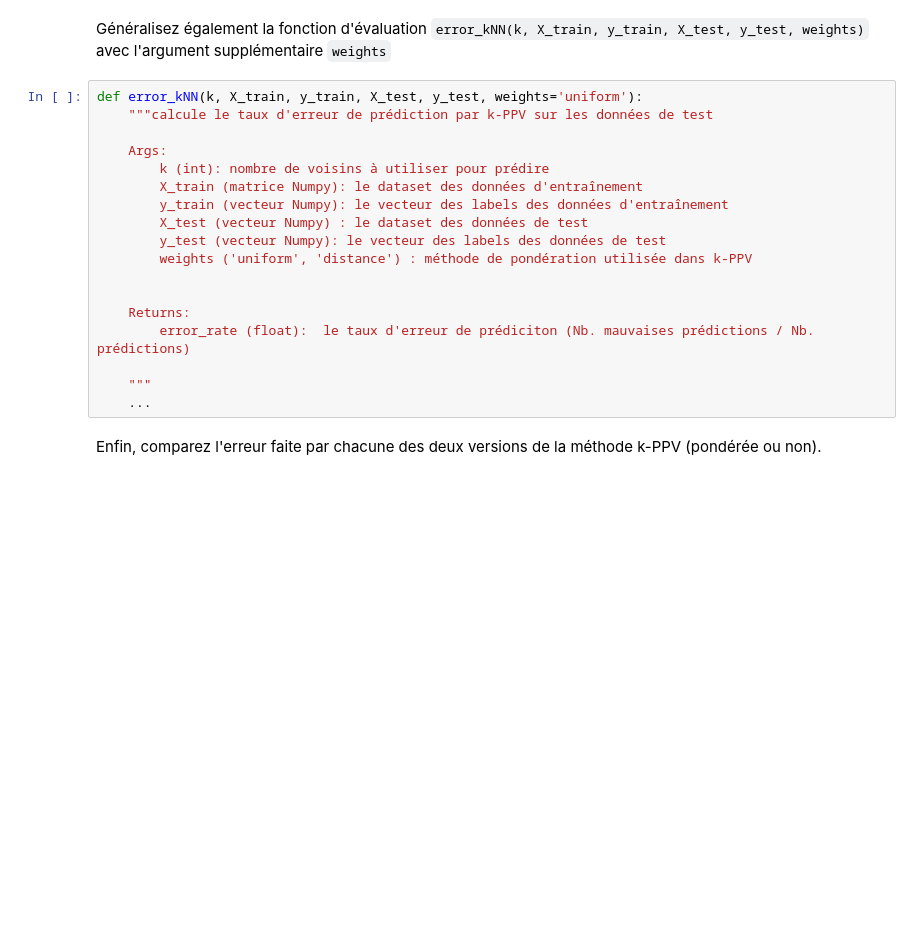
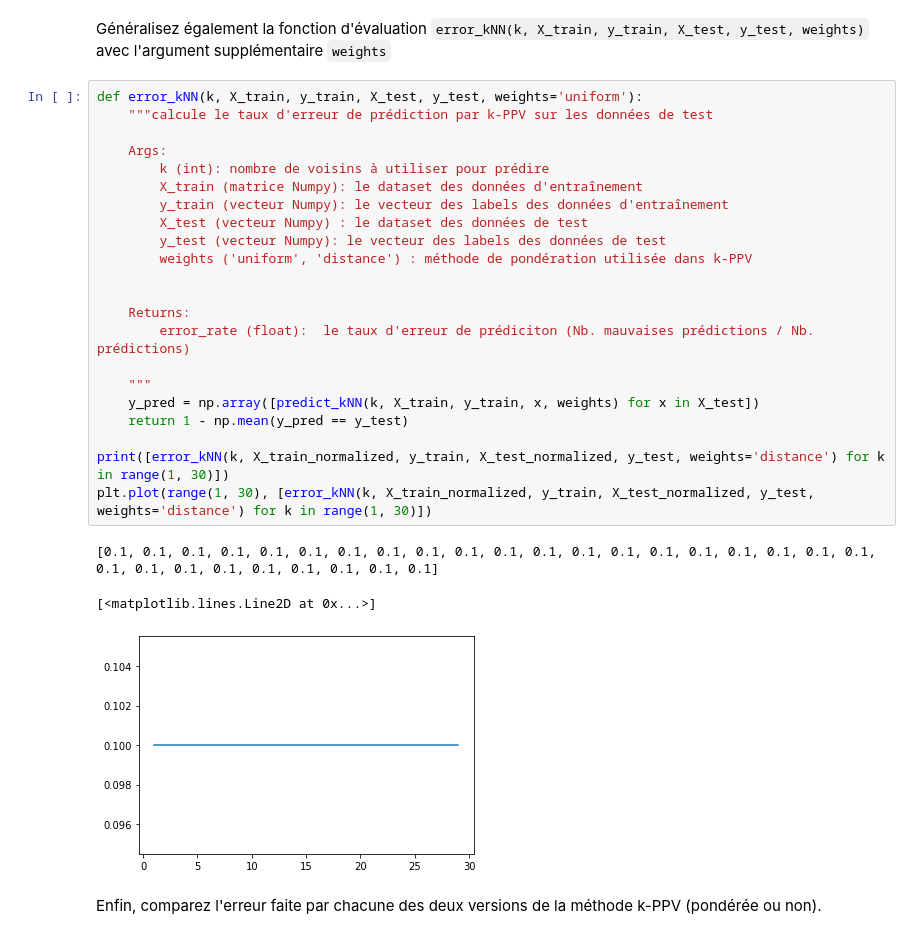
Before and after one commit to Juliette0070/optimisation, a Jupyter notebook: TP4 - Classer avec la méthode des k-Plus Proches Voisins-20240214/TP4_kNN.ipynb, the cells around one changed output. Drawn from its saved outputs; the diff is of its cells as text; blank space fills up the shorter version.

```diff
--- a/TP4 - Classer avec la méthode des k-Plus Proches Voisins-20240214/TP4_kNN.ipynb
+++ b/TP4 - Classer avec la méthode des k-Plus Proches Voisins-20240214/TP4_kNN.ipynb
@@ -347,20 +340,28 @@ Généralisez également la fonction d'évaluation `error_kNN(k, X_train, y_trai
 # %%
 def error_kNN(k, X_train, y_train, X_test, y_test, weights='uniform'):
     """calcule le taux d'erreur de prédiction par k-PPV sur les données de test
 
     Args:
         k (int): nombre de voisins à utiliser pour prédire
         X_train (matrice Numpy): le dataset des données d'entraînement
         y_train (vecteur Numpy): le vecteur des labels des données d'entraînement
         X_test (vecteur Numpy) : le dataset des données de test
         y_test (vecteur Numpy): le vecteur des labels des données de test
         weights ('uniform', 'distance') : méthode de pondération utilisée dans k-PPV
 
 
     Returns:
         error_rate (float):  le taux d'erreur de prédiciton (Nb. mauvaises prédictions / Nb. prédictions)
 
     """
-    ...
+    y_pred = np.array([predict_kNN(k, X_train, y_train, x, weights) for x in X_test])
+    return 1 - np.mean(y_pred == y_test)
+
+print([error_kNN(k, X_train_normalized, y_train, X_test_normalized, y_test, weights='distance') for k in range(1, 30)])
+plt.plot(range(1, 30), [error_kNN(k, X_train_normalized, y_train, X_test_normalized, y_test, weights='distance') for k in range(1, 30)])
+# %% [output]
+[0.1, 0.1, 0.1, 0.1, 0.1, 0.1, 0.1, 0.1, 0.1, 0.1, 0.1, 0.1, 0.1, 0.1, 0.1, 0.1, 0.1, 0.1, 0.1, 0.1, 0.1, 0.1, 0.1, 0.1, 0.1, 0.1, 0.1, 0.1, 0.1]
+[<matplotlib.lines.Line2D at 0x...>]
+[figure, added]
 # %% [markdown]
 Enfin, comparez l'erreur faite par chacune des deux versions de la méthode k-PPV (pondérée ou non).
```
Also changed, not shown: parts of 7 cells of this notebook.
